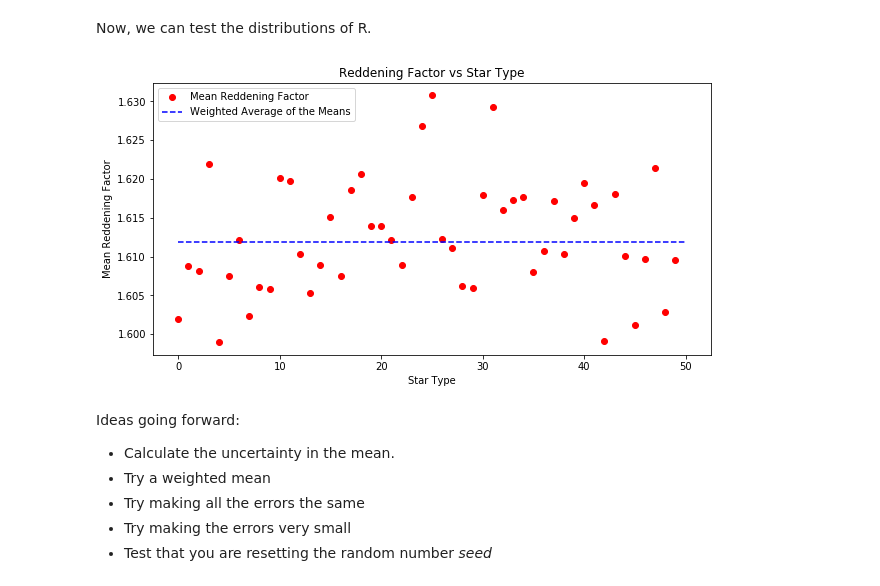
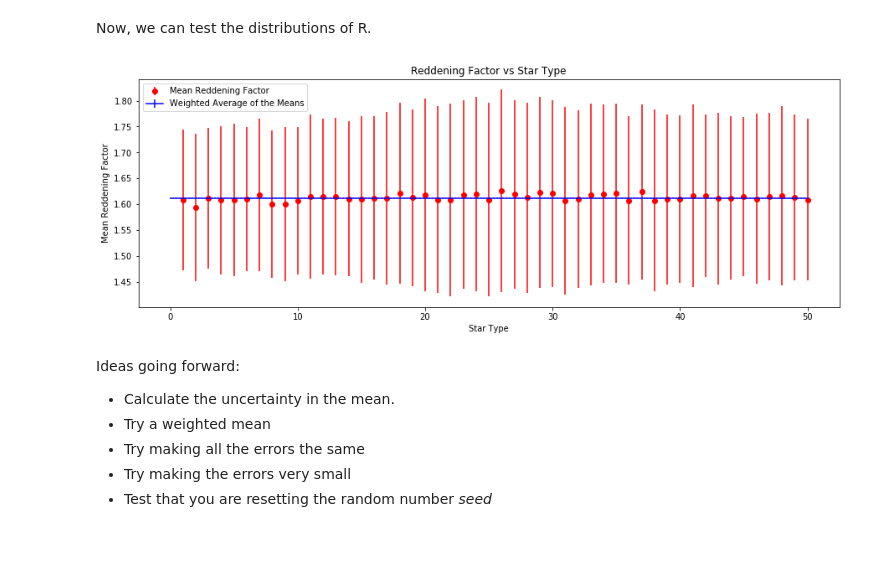
Before and after one commit to shumans/R-uncertainty, a Jupyter notebook: MonteCarloModeling.ipynb, the cells around one changed output. Saved outputs shown, nothing was run; the diff lists cells and outputs as text; code cells hidden in the pictures; blank space fills up the shorter version.

Commit message:
Add files via upload
Added error bars and graphed data sets with large Chi^2

```diff
--- a/MonteCarloModeling.ipynb
+++ b/MonteCarloModeling.ipynb
@@ -56,25 +56,26 @@ R_mc = np.mean(R_vals, axis=1)
 dR_mc = np.std(R_vals, axis=1)
 # %%
 #Finding the weighted average of R
-dR_mean = (dR_mc) / (1000)**0.5
-w = (dR_mean)**(-2)
+w = (dR_mc)**(-2)
 R_avg = sum(w*R_mc) / sum(w)
+dR_avg = (sum(w))**-1
 
 t = np.linspace(0, 50, 200)
+x = np.linspace(1, 50)
 y = np.linspace(R_avg, R_avg, 200)
 
-plt.figure(figsize=(10, 5))
-line1 = plt.plot(R_mc, 'ro', label='1')
-line2 = plt.plot(t, y, 'b--', label='2')
+plt.figure(figsize=(15, 5))
+line1 = plt.errorbar(x, R_mc, yerr=dR_mc, fmt='ro', label='1')
+line2 = plt.errorbar(t, y, dR_avg, fmt='b-', label='2')
 
 plt.title('Reddening Factor vs Star Type')
 plt.xlabel('Star Type')
 plt.ylabel('Mean Reddening Factor')
-plt.gca().legend(('Mean Reddening Factor','Weighted Average of the Means'), loc = 'upper left')
+plt.gca().legend(('Mean Reddening Factor', 'Weighted Average of the Means'), loc = 'upper left')
 
 plt.show()
 # %% [output]
-[figure, old version]
+[figure, new version]
 # %% [markdown]
 Ideas going forward:
 * Calculate the uncertainty in the mean.
```
Also changed, not shown: parts of 2 cells of this notebook.
